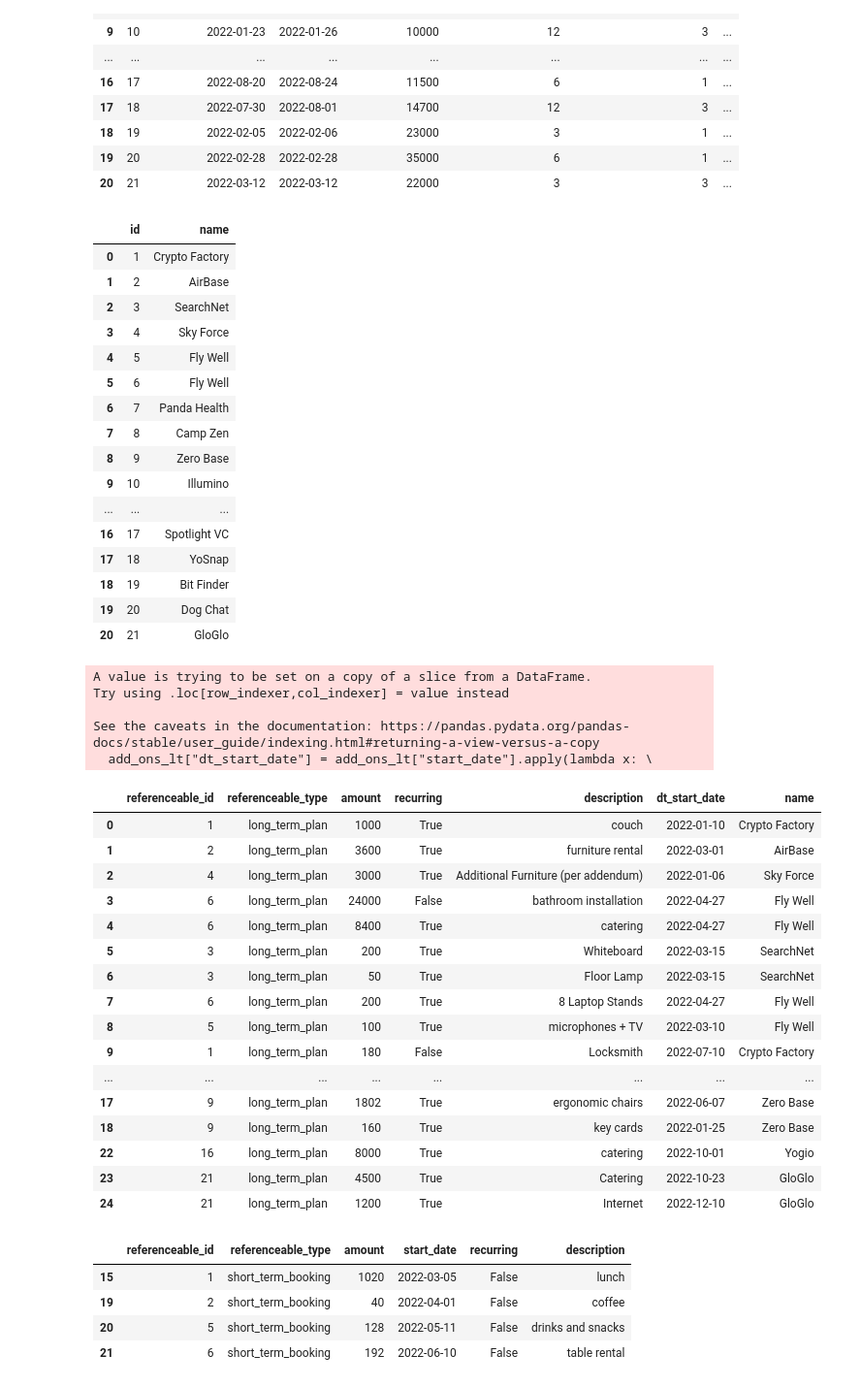
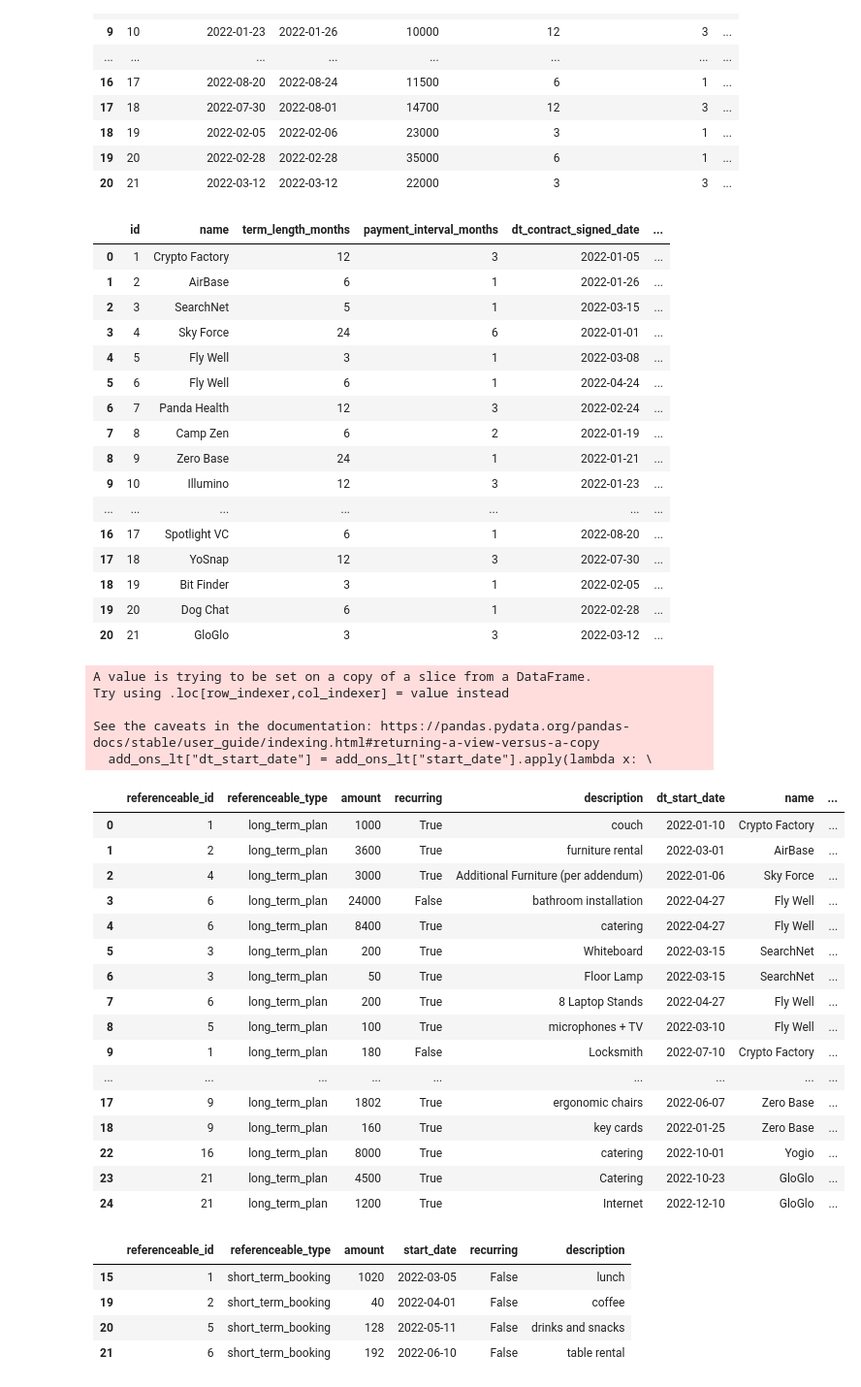
Before and after one commit to njw27/codi_pres, a Jupyter notebook: codi_nb.ipynb, the cells around one changed output. Shown: that part at 97% size. Drawn from its saved outputs; the diff is of its cells as text; code cells hidden in the pictures.

Commit message:
add on start

```diff
--- a/codi_nb.ipynb
+++ b/codi_nb.ipynb
@@ -214,26 +214,26 @@ long_w_names = long_w_names[["id", "amount_monthly", "term_length_months", "paym
                              "renews_automatically", "customer_id", "name", "dt_contract_signed_date",\
                              "dt_start_date"]]
 # %%
-long_id_name = long_w_names[["id", "name"]]
+long_id_name = long_w_names[["id", "name", "term_length_months", "payment_interval_months", "dt_contract_signed_date", "renews_automatically"]]
 long_id_name
 # %% [output]
-|  | id | name |
-| 0 | 1 | Crypto Factory |
-| 1 | 2 | AirBase |
-| 2 | 3 | SearchNet |
-| 3 | 4 | Sky Force |
-| 4 | 5 | Fly Well |
-| 5 | 6 | Fly Well |
-| 6 | 7 | Panda Health |
-| 7 | 8 | Camp Zen |
-| 8 | 9 | Zero Base |
-| 9 | 10 | Illumino |
-| ... | ... | ... |
-| 16 | 17 | Spotlight VC |
-| 17 | 18 | YoSnap |
-| 18 | 19 | Bit Finder |
-| 19 | 20 | Dog Chat |
-| 20 | 21 | GloGlo |
+|  | id | name | term_length_months | payment_interval_months | dt_contract_signed_date | ... |
+| 0 | 1 | Crypto Factory | 12 | 3 | 2022-01-05 | ... |
+| 1 | 2 | AirBase | 6 | 1 | 2022-01-26 | ... |
+| 2 | 3 | SearchNet | 5 | 1 | 2022-03-15 | ... |
+| 3 | 4 | Sky Force | 24 | 6 | 2022-01-01 | ... |
+| 4 | 5 | Fly Well | 3 | 1 | 2022-03-08 | ... |
+| 5 | 6 | Fly Well | 6 | 1 | 2022-04-24 | ... |
+| 6 | 7 | Panda Health | 12 | 3 | 2022-02-24 | ... |
+| 7 | 8 | Camp Zen | 6 | 2 | 2022-01-19 | ... |
+| 8 | 9 | Zero Base | 24 | 1 | 2022-01-21 | ... |
+| 9 | 10 | Illumino | 12 | 3 | 2022-01-23 | ... |
+| ... | ... | ... | ... | ... | ... | ... |
+| 16 | 17 | Spotlight VC | 6 | 1 | 2022-08-20 | ... |
+| 17 | 18 | YoSnap | 12 | 3 | 2022-07-30 | ... |
+| 18 | 19 | Bit Finder | 3 | 1 | 2022-02-05 | ... |
+| 19 | 20 | Dog Chat | 6 | 1 | 2022-02-28 | ... |
+| 20 | 21 | GloGlo | 3 | 3 | 2022-03-12 | ... |
 # %%
 add_ons_lt = add_ons[add_ons["referenceable_type"] == "long_term_plan"]
 # add_ons_lt
@@ -257,27 +257,28 @@ See the caveats in the documentation: https://pandas.pydata.org/pandas-docs/stab
 # %%
 addon_lt_names = add_ons_lt.join(long_id_name.set_index('id'), on= "referenceable_id", how = "left")
 addon_lt_names = addon_lt_names[["referenceable_id", "referenceable_type", "amount", "recurring", "description",\
-                         "dt_start_date", "name"] ]
+                         "dt_start_date", "name", "term_length_months", "payment_interval_months", \
+                                 "dt_contract_signed_date", "renews_automatically"] ]
 
 addon_lt_names
 # %% [output]
-|  | referenceable_id | referenceable_type | amount | recurring | description | dt_start_date | name |
-| 0 | 1 | long_term_plan | 1000 | True | couch | 2022-01-10 | Crypto Factory |
-| 1 | 2 | long_term_plan | 3600 | True | furniture rental | 2022-03-01 | AirBase |
-| 2 | 4 | long_term_plan | 3000 | True | Additional Furniture (per addendum) | 2022-01-06 | Sky Force |
-| 3 | 6 | long_term_plan | 24000 | False | bathroom installation | 2022-04-27 | Fly Well |
-| 4 | 6 | long_term_plan | 8400 | True | catering | 2022-04-27 | Fly Well |
-| 5 | 3 | long_term_plan | 200 | True | Whiteboard | 2022-03-15 | SearchNet |
-| 6 | 3 | long_term_plan | 50 | True | Floor Lamp | 2022-03-15 | SearchNet |
-| 7 | 6 | long_term_plan | 200 | True | 8 Laptop Stands | 2022-04-27 | Fly Well |
-| 8 | 5 | long_term_plan | 100 | True | microphones + TV | 2022-03-10 | Fly Well |
-| 9 | 1 | long_term_plan | 180 | False | Locksmith | 2022-07-10 | Crypto Factory |
-| ... | ... | ... | ... | ... | ... | ... | ... |
-| 17 | 9 | long_term_plan | 1802 | True | ergonomic chairs | 2022-06-07 | Zero Base |
-| 18 | 9 | long_term_plan | 160 | True | key cards | 2022-01-25 | Zero Base |
-| 22 | 16 | long_term_plan | 8000 | True | catering | 2022-10-01 | Yogio |
-| 23 | 21 | long_term_plan | 4500 | True | Catering | 2022-10-23 | GloGlo |
-| 24 | 21 | long_term_plan | 1200 | True | Internet | 2022-12-10 | GloGlo |
+|  | referenceable_id | referenceable_type | amount | recurring | description | dt_start_date | name | ... |
+| 0 | 1 | long_term_plan | 1000 | True | couch | 2022-01-10 | Crypto Factory | ... |
+| 1 | 2 | long_term_plan | 3600 | True | furniture rental | 2022-03-01 | AirBase | ... |
+| 2 | 4 | long_term_plan | 3000 | True | Additional Furniture (per addendum) | 2022-01-06 | Sky Force | ... |
+| 3 | 6 | long_term_plan | 24000 | False | bathroom installation | 2022-04-27 | Fly Well | ... |
+| 4 | 6 | long_term_plan | 8400 | True | catering | 2022-04-27 | Fly Well | ... |
+| 5 | 3 | long_term_plan | 200 | True | Whiteboard | 2022-03-15 | SearchNet | ... |
+| 6 | 3 | long_term_plan | 50 | True | Floor Lamp | 2022-03-15 | SearchNet | ... |
+| 7 | 6 | long_term_plan | 200 | True | 8 Laptop Stands | 2022-04-27 | Fly Well | ... |
+| 8 | 5 | long_term_plan | 100 | True | microphones + TV | 2022-03-10 | Fly Well | ... |
+| 9 | 1 | long_term_plan | 180 | False | Locksmith | 2022-07-10 | Crypto Factory | ... |
+| ... | ... | ... | ... | ... | ... | ... | ... | ... |
+| 17 | 9 | long_term_plan | 1802 | True | ergonomic chairs | 2022-06-07 | Zero Base | ... |
+| 18 | 9 | long_term_plan | 160 | True | key cards | 2022-01-25 | Zero Base | ... |
+| 22 | 16 | long_term_plan | 8000 | True | catering | 2022-10-01 | Yogio | ... |
+| 23 | 21 | long_term_plan | 4500 | True | Catering | 2022-10-23 | GloGlo | ... |
+| 24 | 21 | long_term_plan | 1200 | True | Internet | 2022-12-10 | GloGlo | ... |
 # %%
 add_ons_st
 # %% [output]
```
Also changed, not shown: parts of 14 cells of this notebook.
